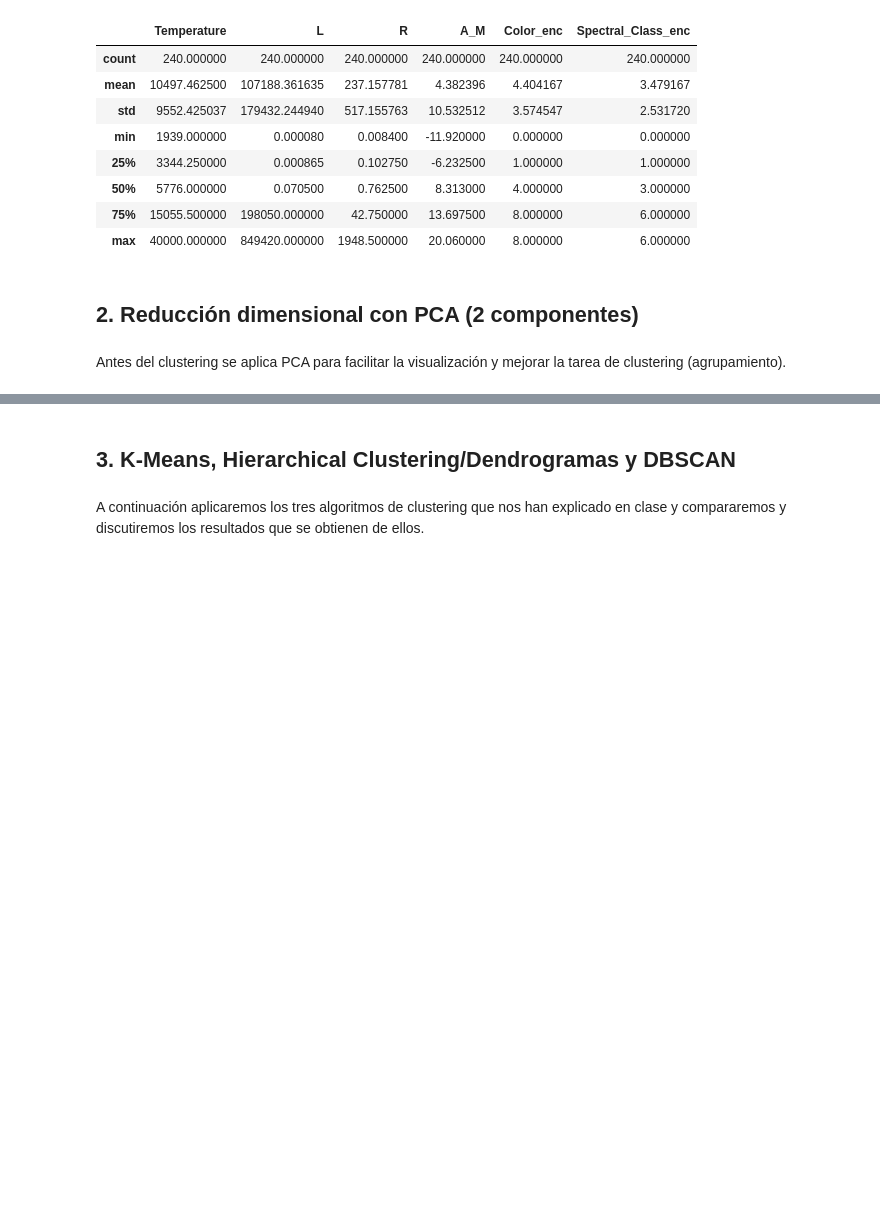
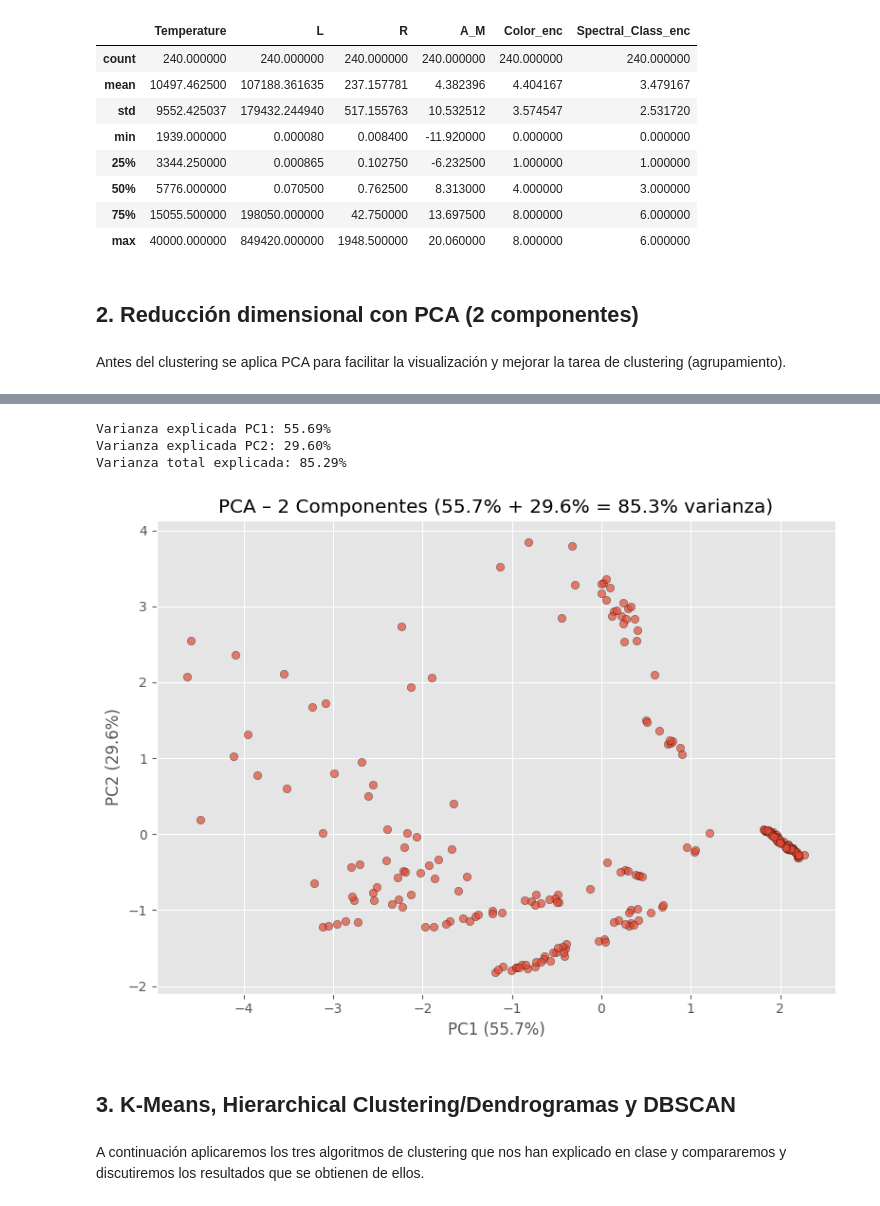
Before and after one commit to 100522155/Aprendizaje-Automatico-pr2, a Jupyter notebook: analisis.ipynb, the cells around one changed output, grey strips where cells are left out. Cells and saved outputs as stored; diff of their text form; code cells hidden in the pictures; blank space fills up the shorter version.

```diff
--- a/analisis.ipynb
+++ b/analisis.ipynb
@@ -179,3 +210,32 @@ Antes del clustering se aplica PCA para facilitar la visualización y mejorar la
+# %%
+#  PCA con 2 componentes (pipeline final para el clustering)
+pipeline_pca = Pipeline([
+    ('scaler', StandardScaler()),
+    ('pca',    PCA(n_components=2, random_state=SEED))
+])
+
+X_pca = pipeline_pca.fit_transform(X)
+pca2  = pipeline_pca.named_steps['pca']
+
+var1 = pca2.explained_variance_ratio_[0]
+var2 = pca2.explained_variance_ratio_[1]
+
+print(f'Varianza explicada PC1: {var1:.2%}')
+print(f'Varianza explicada PC2: {var2:.2%}')
+print(f'Varianza total explicada: {var1+var2:.2%}')
+
+fig, ax = plt.subplots(figsize=(8, 6))
+scatter = ax.scatter(X_pca[:, 0], X_pca[:, 1], alpha=0.7, edgecolors='k', linewidths=0.3)
+ax.set_title(f'PCA – 2 Componentes ({var1:.1%} + {var2:.1%} = {var1+var2:.1%} varianza)')
+ax.set_xlabel(f'PC1 ({var1:.1%})')
+ax.set_ylabel(f'PC2 ({var2:.1%})')
+plt.tight_layout()
+plt.show()
+# %% [output]
+Varianza explicada PC1: 55.69%
+Varianza explicada PC2: 29.60%
+Varianza total explicada: 85.29%
+[figure, added]
 # %% [markdown]
 ## 3. K-Means, Hierarchical Clustering/Dendrogramas y DBSCAN
 # %% [markdown]
```
Also changed, not shown: parts of 2 cells of this notebook.
